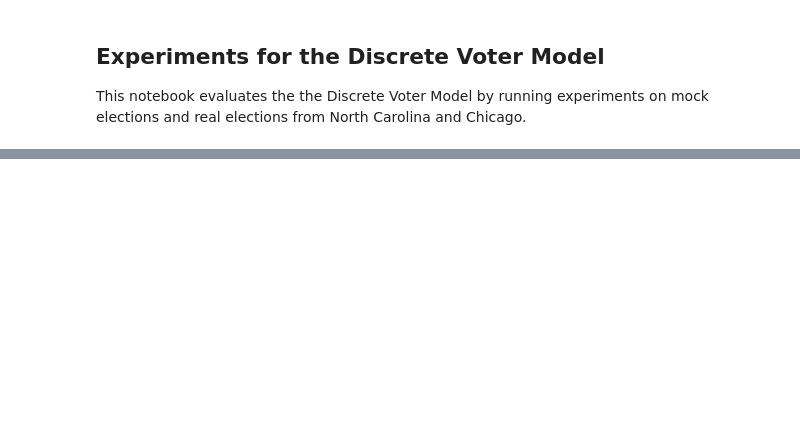
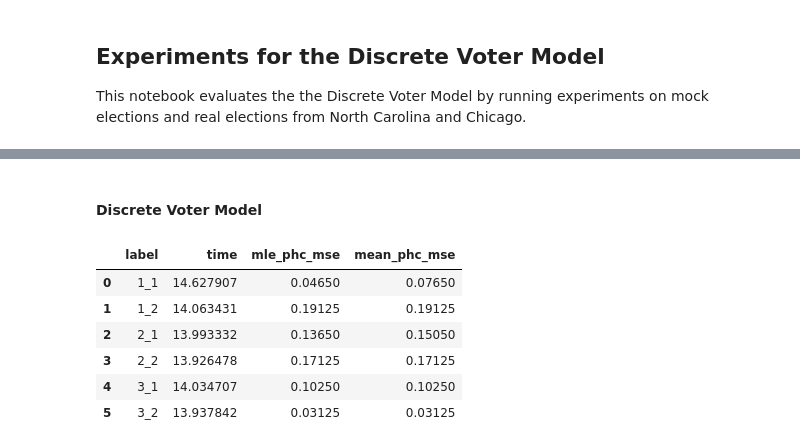
Before and after one commit to hangulu/thesis, a Jupyter notebook: code/experiments.ipynb, the cells around one changed output, grey strips where cells are left out. Drawn from its saved outputs; the diff is of its cells as text; code cells hidden in the pictures; blank space fills up the shorter version.

```diff
--- a/code/experiments.ipynb
+++ b/code/experiments.ipynb
@@ -8,5 +13,5 @@ import elect
 # %%
-eval_candidates_2 = ['a', 'b']
+eval_candidates_2d = ['a', 'b']
 # %%
 # 2D evaluation
 eval_demo_1 = {'Group 1': 50, 'Group 2': 50}
@@ -73,0 +170,53 @@ experiments_3d.append((random_election_6_4, eval_demo_6, eval_beta_4, "6_4"))
+# %%
+experiments_3d = []
+
+mock_election_4_3 = elect.Election(eval_candidates_2d,
+                                   eval_demo_4,
+                                   eval_dvp_3)
+experiments_3d.append((mock_election_4_3, '4_3'))
+
+mock_election_4_4 = elect.Election(eval_candidates_2d,
+                                   eval_demo_4,
+                                   eval_dvp_4)
+experiments_3d.append((mock_election_4_4, '4_4'))
+
+mock_election_5_3 = elect.Election(eval_candidates_2d,
+                                   eval_demo_5,
+                                   eval_dvp_3)
+experiments_3d.append((mock_election_5_3, '5_3'))
+
+mock_election_5_4 = elect.Election(eval_candidates_2d,
+                                   eval_demo_5,
+                                   eval_dvp_4)
+experiments_3d.append((mock_election_5_4, '5_4'))
+
+mock_election_6_3 = elect.Election(eval_candidates_2d,
+                                   eval_demo_6,
+                                   eval_dvp_3)
+experiments_3d.append((mock_election_6_3, '6_3'))
+
+mock_election_6_4 = elect.Election(eval_candidates_2d,
+                                   eval_demo_6,
+                                   eval_dvp_4)
+experiments_3d.append((mock_election_6_4, '6_4'))
+# %% [markdown]
+#### Discrete Voter Model
+# %%
+# Initialize experiment variables
+
+n_iter = 5
+phc_gran = 10
+n_steps = 1000
+# %%
+# Scoring by expectation with a RWM kernel
+rwm_expec_3d_df = dvm_eval.batch_dvm_eval(experiments_3d, n_steps, n_iter, phc_gran, hmc=False)
+# %%
+rwm_expec_3d_df
+# %% [output]
+|  | label | time | mle_phc_mse | mean_phc_mse |
+| 0 | 1_1 | 14.627907 | 0.04650 | 0.07650 |
+| 1 | 1_2 | 14.063431 | 0.19125 | 0.19125 |
+| 2 | 2_1 | 13.993332 | 0.13650 | 0.15050 |
+| 3 | 2_2 | 13.926478 | 0.17125 | 0.17125 |
+| 4 | 3_1 | 14.034707 | 0.10250 | 0.10250 |
+| 5 | 3_2 | 13.937842 | 0.03125 | 0.03125 |
```
Also changed, not shown: parts of 34 cells of this notebook, 10 other files.
